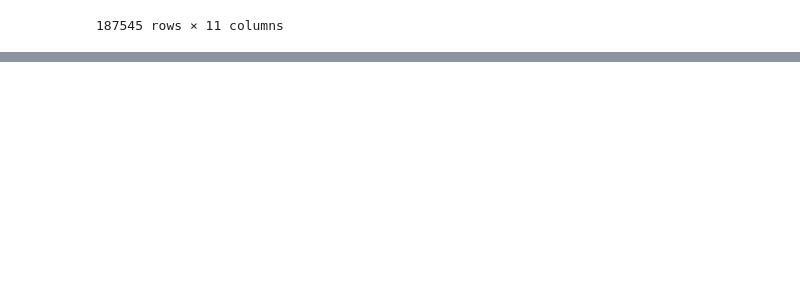
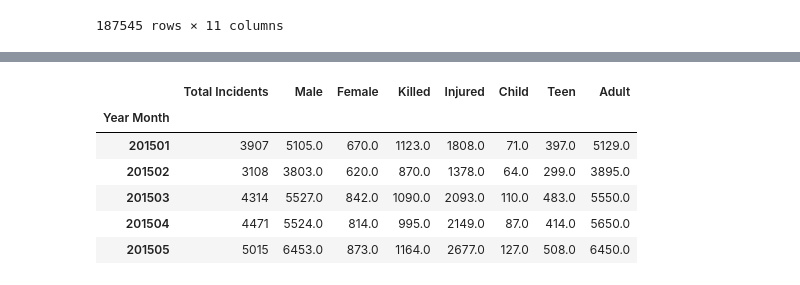
Before and after one commit to KimchiKoala/UCI-Project-1_Group8, a Jupyter notebook: Crime_Data.ipynb, the cells around one changed output, grey strips where cells are left out. Cells and saved outputs as stored; diff of their text form; code cells hidden in the pictures; blank space fills up the shorter version.

```diff
--- a/Crime_Data.ipynb
+++ b/Crime_Data.ipynb
@@ -148,0 +128,6 @@ Name: Incident, dtype: int64
+# %%
+# Run using a subset of data exported out for analysis
+# read csv
+crime_file= "Crime_DataFiles/cime_analysis.csv"
+re_Crime =pd.read_csv(crime_file)
+re_Crime.head()
@@ -148,0 +141,32 @@ Name: Incident, dtype: int64
+# %%
+# Summary by months - for graphs
+Total_Incident = re_Crime.groupby("Year Month").count()['Incident']
+killed = re_Crime.groupby(["Year Month"]).sum()["Number Killed"]
+injured = re_Crime.groupby(["Year Month"]).sum()["Number Injured"]
+male = re_Crime.groupby(["Year Month"]).sum()["Male"]
+female = re_Crime.groupby(["Year Month"]).sum()["Female"]
+child = re_Crime.groupby(["Year Month"]).sum()["Child 0-11"]
+teen = re_Crime.groupby(["Year Month"]).sum()["Teen 12-17"]
+adult = re_Crime.groupby(["Year Month"]).sum()["Adult 18+"]
+
+
+summary_months = pd.DataFrame({
+
+                             "Total Incidents":Total_Incident,
+                              "Male":male,
+                              "Female":female,
+                              "Killed":killed,
+                              "Injured":injured,
+                              "Child":child,
+                              "Teen":teen,
+                              "Adult":adult
+                             })
+summary_months.head()
+# %% [output]
+|  | Total Incidents | Male | Female | Killed | Injured | Child | Teen | Adult |
+| Year Month |  |  |  |  |  |  |  |  |
+| 201501 | 3907 | 5105.0 | 670.0 | 1123.0 | 1808.0 | 71.0 | 397.0 | 5129.0 |
+| 201502 | 3108 | 3803.0 | 620.0 | 870.0 | 1378.0 | 64.0 | 299.0 | 3895.0 |
+| 201503 | 4314 | 5527.0 | 842.0 | 1090.0 | 2093.0 | 110.0 | 483.0 | 5550.0 |
+| 201504 | 4471 | 5524.0 | 814.0 | 995.0 | 2149.0 | 87.0 | 414.0 | 5650.0 |
+| 201505 | 5015 | 6453.0 | 873.0 | 1164.0 | 2677.0 | 127.0 | 508.0 | 6450.0 |
```
Also changed, not shown: parts of 17 cells of this notebook, 1 other file.
